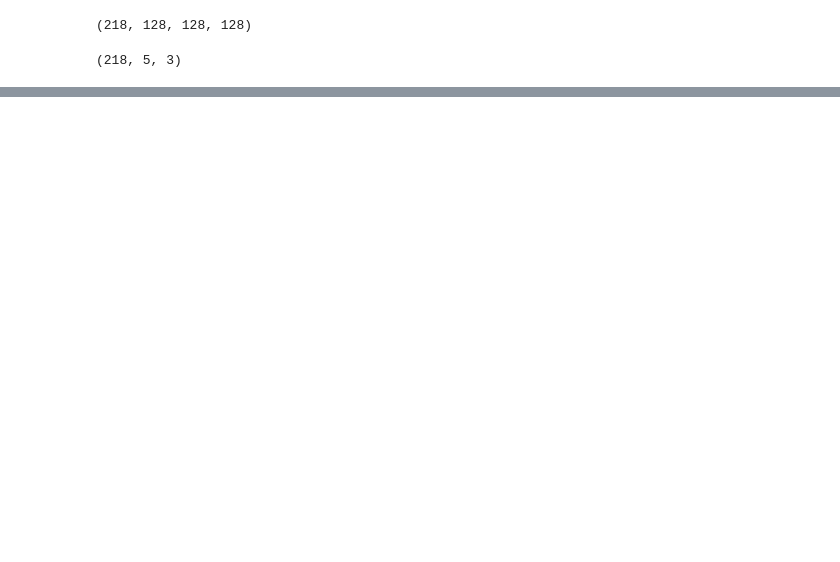
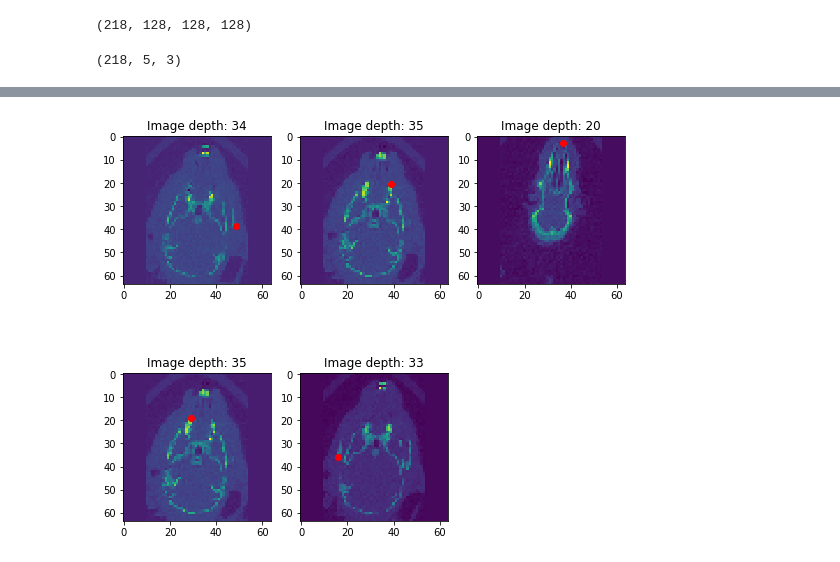
Before and after one commit to kailukowiak/DATA602_Final_Project, a Jupyter notebook: MouseSkullKPD.ipynb, the cells around one changed output, grey strips where cells are left out. Drawn from its saved outputs; the diff is of its cells as text; code cells hidden in the pictures; blank space fills up the shorter version.

```diff
--- a/MouseSkullKPD.ipynb
+++ b/MouseSkullKPD.ipynb
@@ -57,0 +77,16 @@ array([[101.65936926,  60.57925108,  71.18955948],
+# %%
+skulls64 = []
+points64 = []
+
+for i in tqdm(range(skulls.shape[0])):
+    im = td.Image(skulls[i], 1, points[i])
+    im = im.scale(64)
+    skulls64.append(im.voxels)
+    points64.append(im.point_position)
+# %%
+skulls64 = np.array(skulls64)
+points64 = np.array(points64)
+# %%
+td.Image(skulls64[3], 1, points64[3]).plot()
+# %% [output]
+[figure, added]
```
Also changed, not shown: parts of 25 cells of this notebook.
